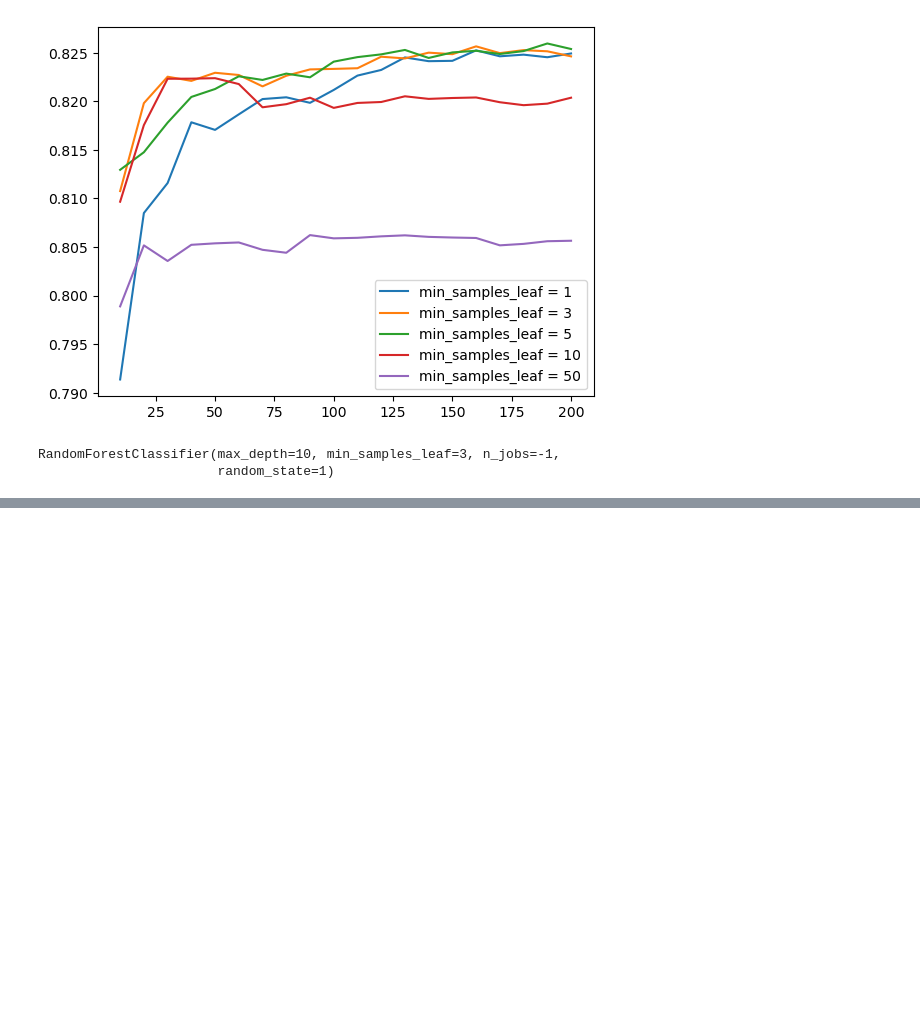
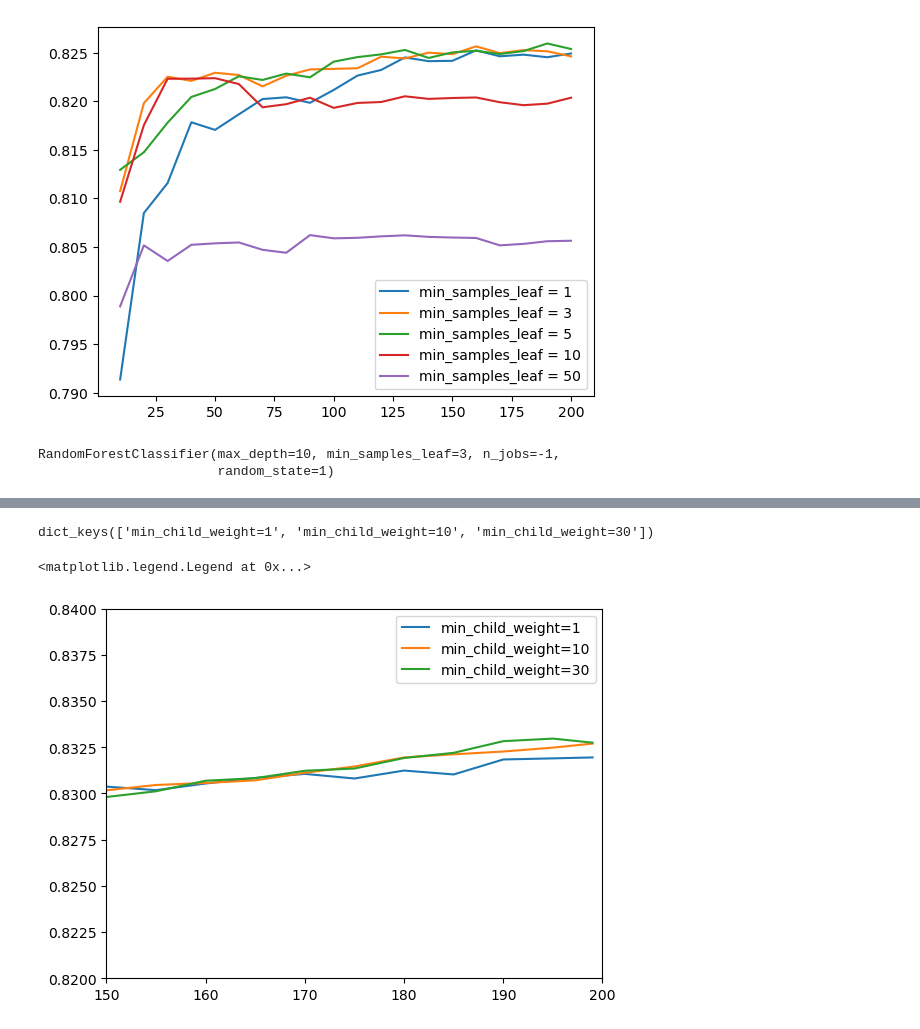
Before and after one commit to codevalhalla/credit-risk-scoring, a Jupyter notebook: credit-risk-scoring.ipynb, the cells around one changed output, grey strips where cells are left out. Cells and saved outputs as stored; diff of their text form; code cells hidden in the pictures; blank space fills up the shorter version.

```diff
--- a/credit-risk-scoring.ipynb
+++ b/credit-risk-scoring.ipynb
@@ -494,0 +782,2 @@ RandomForestClassifier(max_depth=10, min_samples_leaf=3, n_jobs=-1,
+# %%
+xgb_child_auc = {}
@@ -494,0 +802,16 @@ RandomForestClassifier(max_depth=10, min_samples_leaf=3, n_jobs=-1,
+# %%
+key = f"min_child_weight={xgb_params['min_child_weight']}"
+xgb_child_auc[key]=parse_xgb_output(output)
+# %%
+xgb_child_auc.keys()
+# %% [output]
+dict_keys(['min_child_weight=1', 'min_child_weight=10', 'min_child_weight=30'])
+# %%
+for min_child_weight, df_scores in xgb_child_auc.items():
+    plt.plot(df_scores['num_iter'],df_scores['val_auc'],label=min_child_weight)
+plt.ylim(0.82,0.84)
+plt.xlim(150,200)
+plt.legend()
+# %% [output]
+<matplotlib.legend.Legend at 0x...>
+[figure, added]
```
Also changed, not shown: parts of 35 cells of this notebook.
